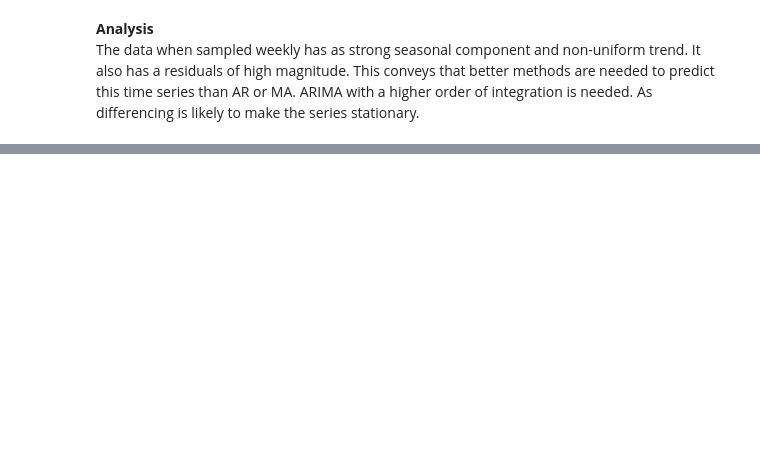
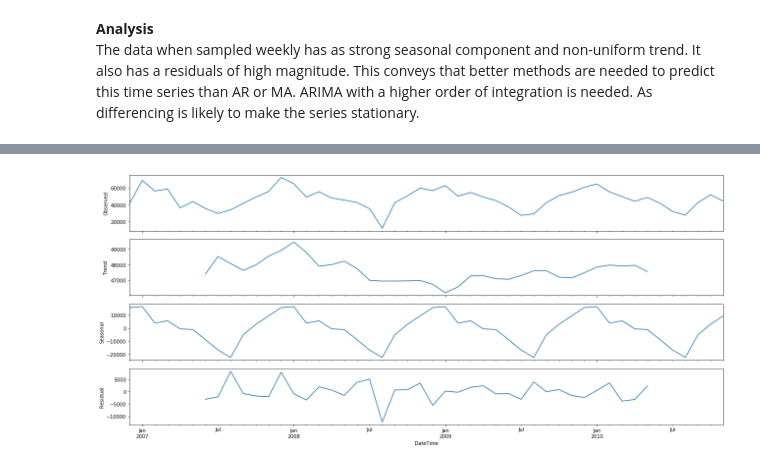
Before and after one commit to midsterx/Analysis-Prediction-Clustering-on-Power-Consumption, a Jupyter notebook: analysis/basicAnalysis.ipynb, the cells around one changed output, grey strips where cells are left out. Cells and saved outputs as stored; diff of their text form; code cells hidden in the pictures; blank space fills up the shorter version.

```diff
--- a/analysis/basicAnalysis.ipynb
+++ b/analysis/basicAnalysis.ipynb
@@ -37,0 +51,11 @@ The data when sampled weekly has as strong seasonal component and non-uniform tr
+# %%
+monthlyData = pd.read_csv("../../dataset/monthlyData.csv", infer_datetime_format = True,  parse_dates=['DateTime'], index_col = ['DateTime'])
+monthlyGAP = monthlyData['Global_active_power']
+
+rcParams['figure.figsize'] = 18,8
+
+decomposition = sm.tsa.seasonal_decompose(monthlyGAP, model='additive')
+fig = decomposition.plot()
+plt.show()
+# %% [output]
+[figure, added]
```
Also changed, not shown: parts of 5 cells of this notebook, 3 other files.
